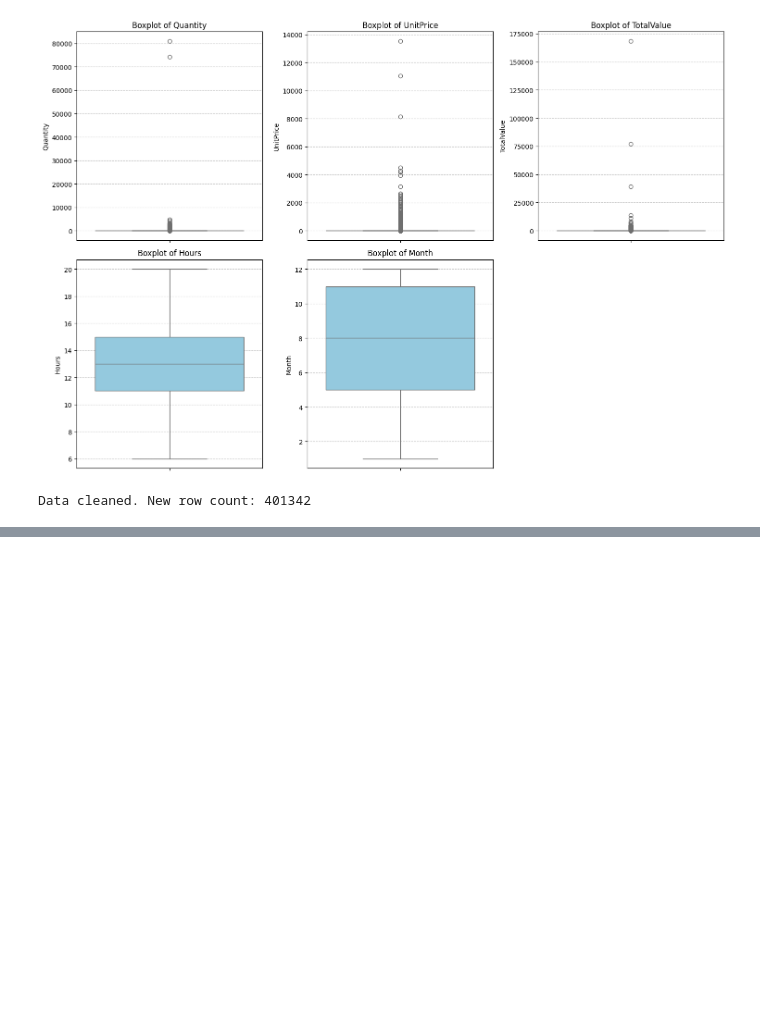
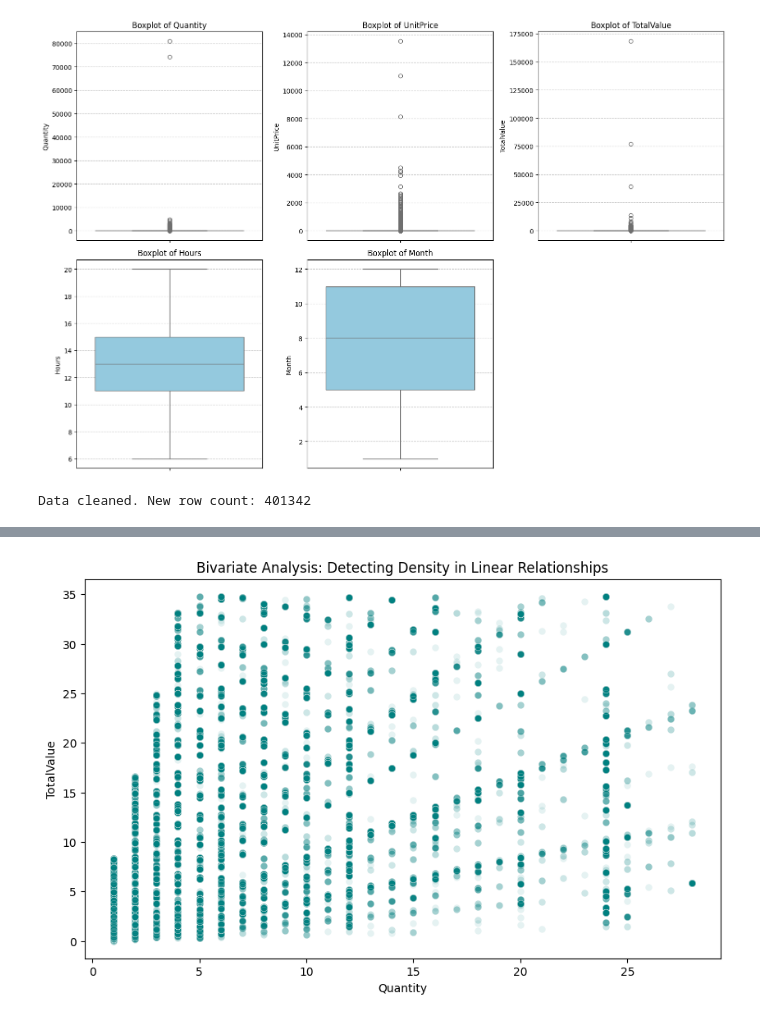
Before and after one commit to biswas-bit/Transaction-Clustering-PCA-GMM, a Jupyter notebook: analysis/EDA.ipynb, the cells around one changed output, grey strips where cells are left out. Saved outputs shown, nothing was run; the diff lists cells and outputs as text; code cells hidden in the pictures; blank space fills up the shorter version.

```diff
--- a/analysis/EDA.ipynb
+++ b/analysis/EDA.ipynb
@@ -385,0 +393,7 @@ df.head()
+# %%
+plt.figure(figsize=(10, 6))
+sns.scatterplot(data=df, x='Quantity', y='TotalValue', alpha=0.1, color='teal')
+plt.title('Bivariate Analysis: Detecting Density in Linear Relationships')
+plt.show()
+# %% [output]
+[figure, added]
```
Also changed, not shown: parts of 1 cell of this notebook.
